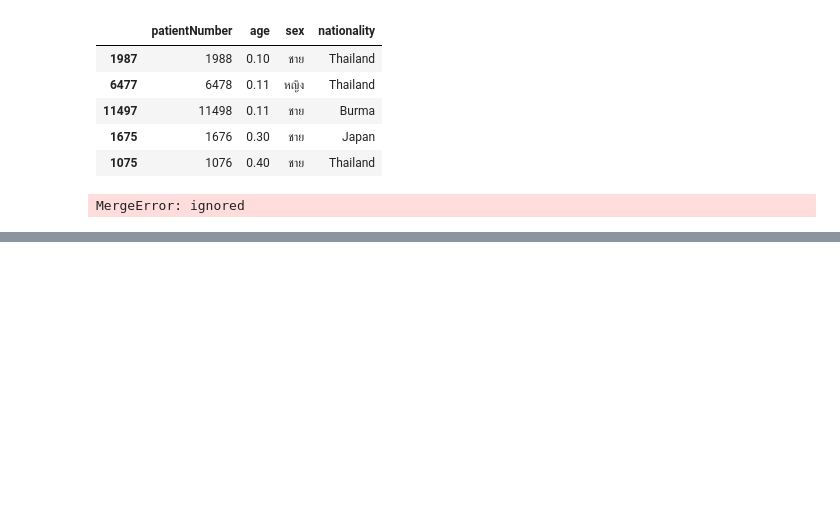
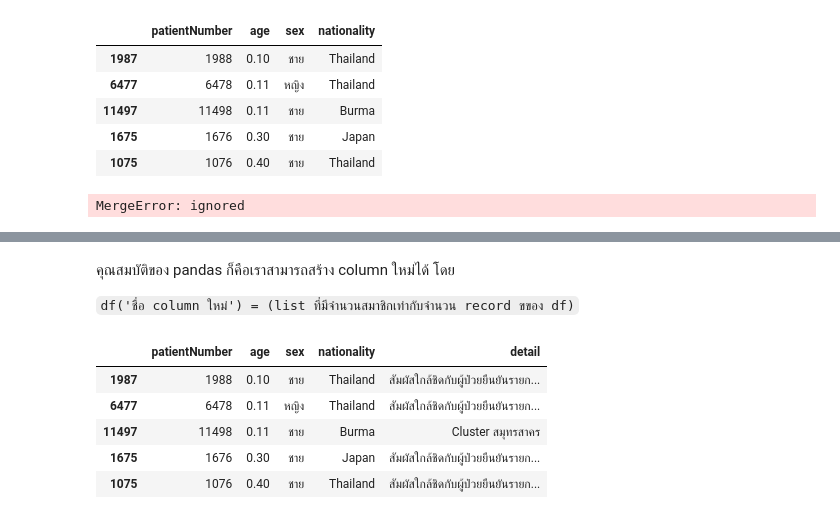
Before and after one commit to Watcharinkh/Data_viz, a Jupyter notebook: Pandas102.ipynb, the cells around one changed output, grey strips where cells are left out. Cells and saved outputs as stored; diff of their text form; code cells hidden in the pictures; blank space fills up the shorter version.

````diff
--- a/Pandas102.ipynb
+++ b/Pandas102.ipynb
@@ -253,0 +286,13 @@ full_table3.head()
+# %% [markdown]
+คุณสมบัติของ pandas ก็คือเราสามารถสร้าง column ใหม่ได้ โดย
+
+```df('ชื่อ column ใหม่') = (list ที่มีจำนวนสมาชิกเท่ากับจำนวน record ขของ df)```
+# %%
+data_human2_rename.head()
+# %% [output]
+|  | patientNumber | age | sex | nationality | detail |
+| 1987 | 1988 | 0.10 | ชาย | Thailand | สัมผัสใกล้ชิดกับผู้ป่วยยืนยันรายก... |
+| 6477 | 6478 | 0.11 | หญิง | Thailand | สัมผัสใกล้ชิดกับผู้ป่วยยืนยันรายก... |
+| 11497 | 11498 | 0.11 | ชาย | Burma | Cluster สมุทรสาคร |
+| 1675 | 1676 | 0.30 | ชาย | Japan | สัมผัสใกล้ชิดกับผู้ป่วยยืนยันรายก... |
+| 1075 | 1076 | 0.40 | ชาย | Thailand | สัมผัสใกล้ชิดกับผู้ป่วยยืนยันรายก... |
````
Also changed, not shown: parts of 8 cells of this notebook.
